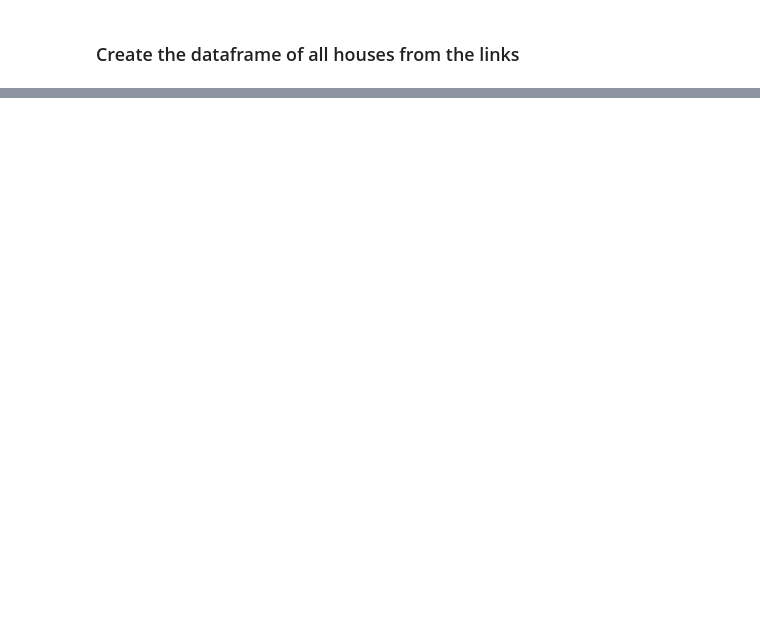
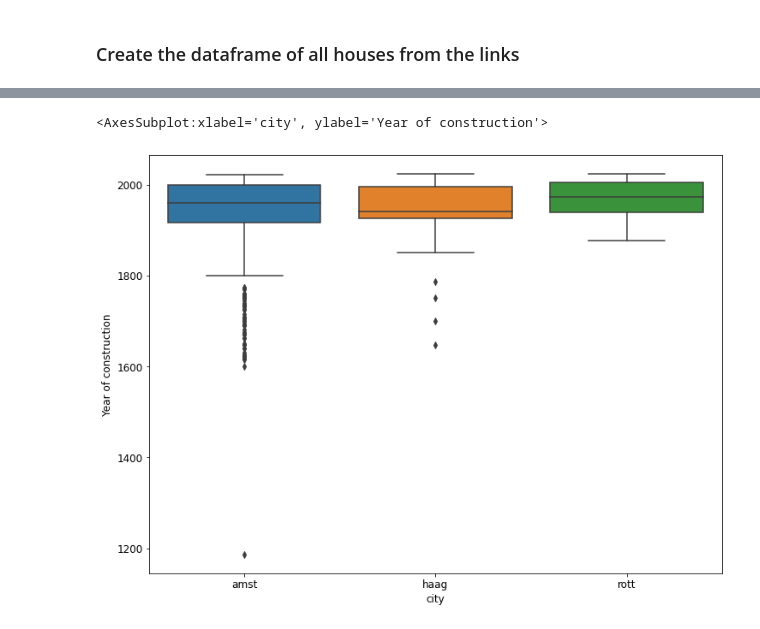
Before and after one commit to RedOrBlueP1ll/datamadness33, a Jupyter notebook: funda_scraper.ipynb, the cells around one changed output, grey strips where cells are left out. Cells and saved outputs as stored; diff of their text form; code cells hidden in the pictures; blank space fills up the shorter version.

```diff
--- a/funda_scraper.ipynb
+++ b/funda_scraper.ipynb
@@ -316,0 +732,11 @@ with pd.option_context('display.max_rows', 5,
+# %%
+sns.boxplot(
+    x='city',
+    y='Year of construction',
+    data=df.sort_values('city'),
+)
+
+# can indicate rotterdam has more construction/renovations
+# %% [output]
+<AxesSubplot:xlabel='city', ylabel='Year of construction'>
+[figure, added]
```
Also changed, not shown: parts of 43 cells of this notebook, 4 other files.
